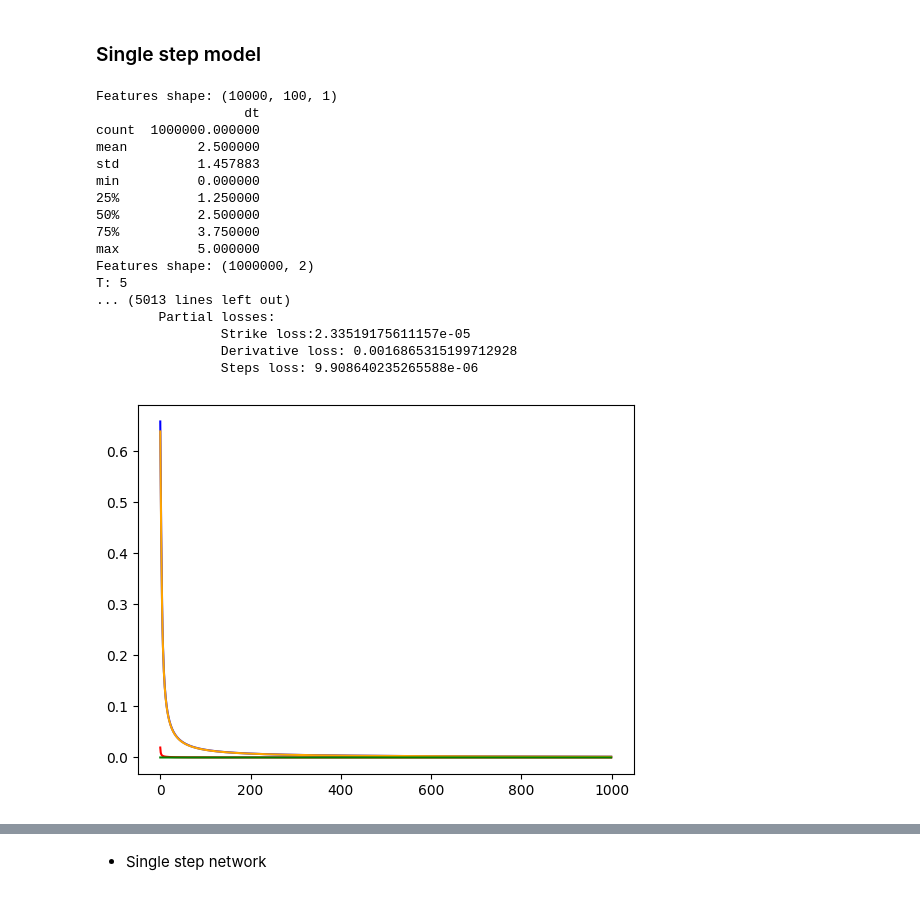
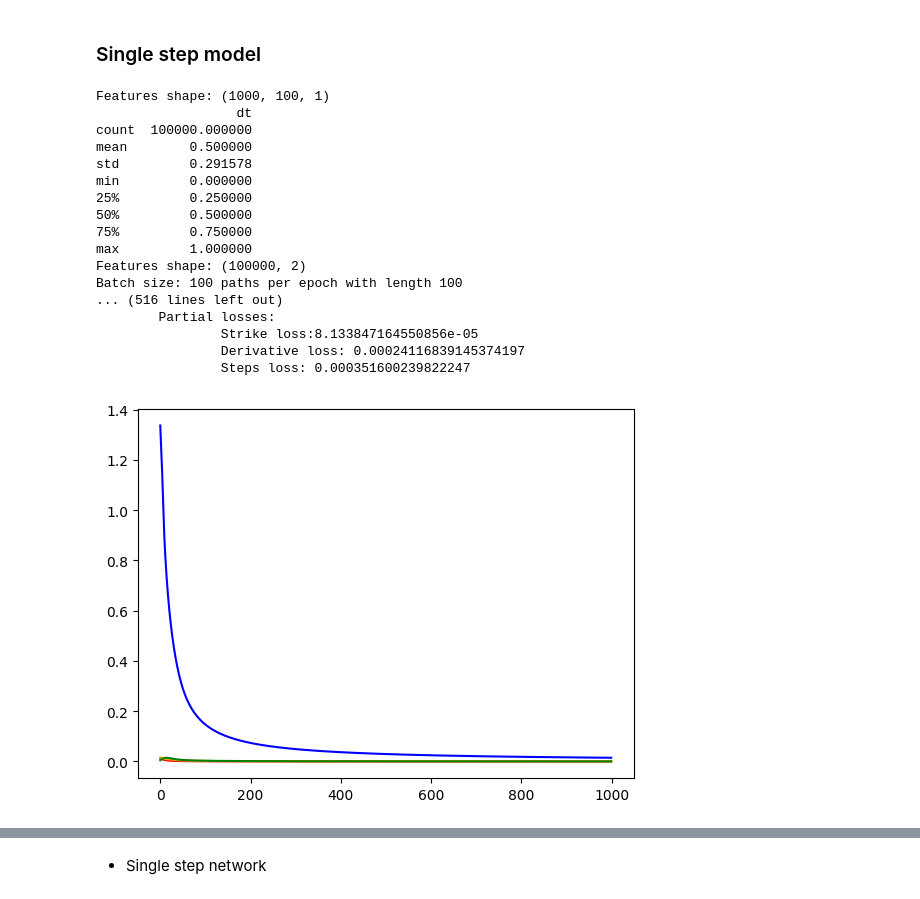
Before and after one commit to borjaf696/LGM_BFSDE, a Jupyter notebook: notebooks/simulation.ipynb, the cells around one changed output, grey strips where cells are left out. Cells and saved outputs as stored; diff of their text form; code cells hidden in the pictures.

```diff
--- a/notebooks/simulation.ipynb
+++ b/notebooks/simulation.ipynb
@@ -31,11 +31,11 @@ from utils.simulator.simulator import MCSimulation
 # %%
 # Strike value
 Vt = 2
-T = 5
+T = 1
 # Set of parameters
 T, N_steps, X0, sigma = (T, 100, 0, 0.01)
 mcsimulator = MCSimulation(T, N_steps, X0, sigma)
-nsims = int(1e4)
+nsims = int(1e3)
 test_sims = int(nsims * 0.2)
 # Training
 mc_paths, W = mcsimulator.simulate(nsims)
@@ -780,11 +816,17 @@ mc_paths_tranformed = df_x[['xt', 'dt']].values
 x = mc_paths_tranformed.astype(np.float64)
 delta_x = df_x._delta_x.values.astype(np.float64)
 print(f'Features shape: {x.shape}')
+# Batch execution with baby steps
+size_of_the_batch = 100
+batch_size = size_of_the_batch * N_steps
+batches = int(np.floor(nsims * N_steps / batch_size))
+print(f'Batch size: {size_of_the_batch} paths per epoch with length {N_steps}')
 # Custom model
 lgm_single_step = LGM_model_one_step(N_steps,
                                      5,
                                      verbose = False,
-                                     sigma = sigma)
+                                     sigma = sigma,
+                                     batch_size = size_of_the_batch)
 print(f'{lgm_single_step.summary()}')
 # Compile the model
 lgm_single_step.define_compiler(optimizer = 'adam', learning_rate = 1e-3)
@@ -796,9 +838,6 @@ losses_split = {
     'steps_error': []
 }
 # Custom iteration:
-# Batch execution with baby steps
-batch_size = 100 * N_steps
-batches = int(np.floor(nsims * N_steps / batch_size))
 start_time = time.time()
 for epoch in range(epochs):
     dimension = (1, batches)
@@ -824,50 +863,50 @@ for epoch in range(epochs):
         steps_tmp[0, batch] = se
     losses_split['total'].append(
         el
     )
     losses_split['strike_loss'].append(
         sl
     )
     losses_split['strike_derivative_loss'].append(
         sdl
     )
     losses_split['steps_error'].append(
         se
     )
 # Visualize errors
 plt.figure()
 sns.lineplot(x = [i for i in range(epochs)],
              y = losses_split['total'],
              color = 'blue')
 sns.lineplot(x = [i for i in range(epochs)],
              y = losses_split['strike_loss'],
              color = 'red')
 sns.lineplot(x = [i for i in range(epochs)],
              y = losses_split['strike_derivative_loss'],
              color = 'orange')
 sns.lineplot(x = [i for i in range(epochs)],
              y = losses_split['steps_error'],
              color = 'green')
 plt.show()
 # %% [output]
-Features shape: (10000, 100, 1)
-                   dt
-count  1000000.000000
-mean         2.500000
-std          1.457883
-min          0.000000
-25%          1.250000
-50%          2.500000
-75%          3.750000
-max          5.000000
-Features shape: (1000000, 2)
-T: 5
-... (5013 lines left out)
+Features shape: (1000, 100, 1)
+                  dt
+count  100000.000000
+mean        0.500000
+std         0.291578
+min         0.000000
+25%         0.250000
+50%         0.500000
+75%         0.750000
+max         1.000000
+Features shape: (100000, 2)
+Batch size: 100 paths per epoch with length 100
+... (516 lines left out)
         Partial losses:
-                Strike loss:2.33519175611157e-05
-                Derivative loss: 0.0016865315199712928
-                Steps loss: 9.908640235265588e-06
+                Strike loss:8.133847164550856e-05
+                Derivative loss: 0.00024116839145374197
+                Steps loss: 0.000351600239822247
-[figure, old version]
+[figure, new version]
 # %% [markdown]
 #### Sanity the NN
 
```
Also changed, not shown: parts of 15 cells of this notebook.
